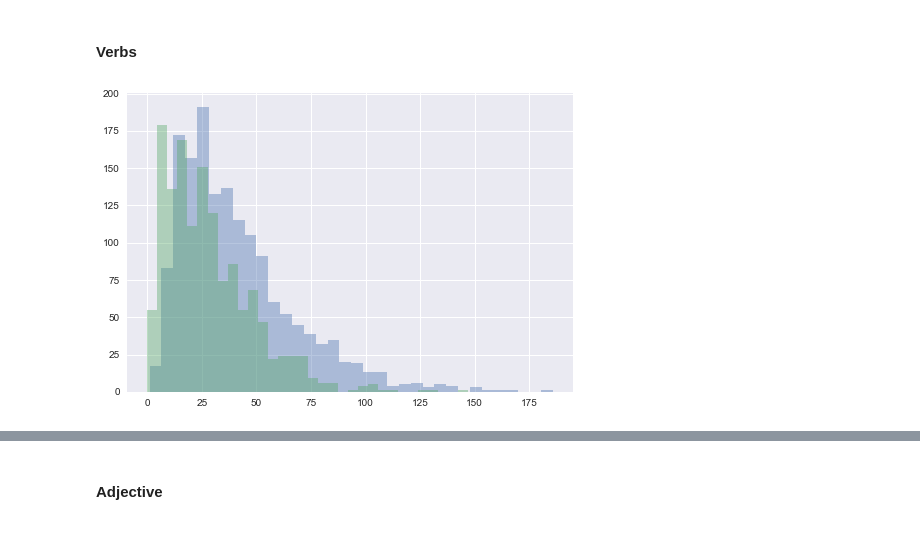
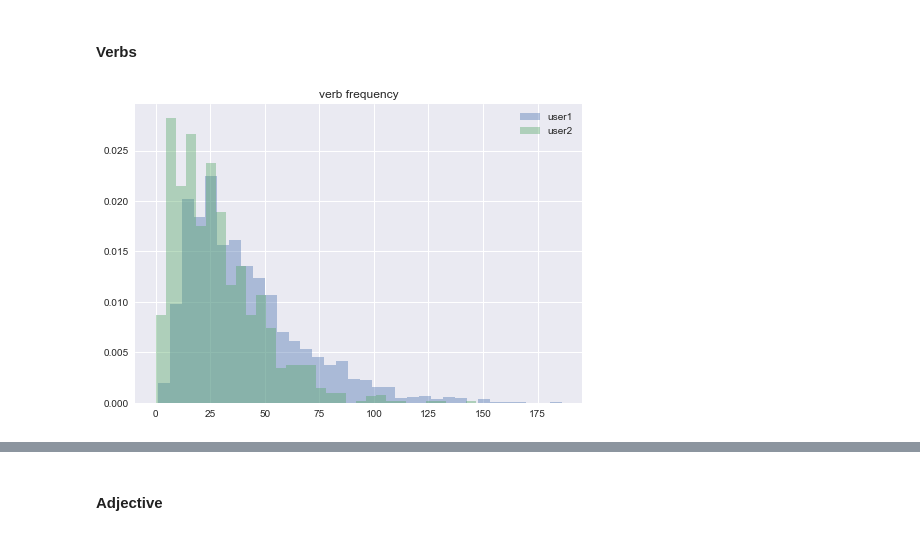
Before and after one commit to CornellDataScience/NLP_Research-FA17, a Jupyter notebook: kenta/week2.ipynb, the cells around one changed output, grey strips where cells are left out. Saved outputs shown, nothing was run; the diff lists cells and outputs as text; code cells hidden in the pictures.

```diff
--- a/kenta/week2.ipynb
+++ b/kenta/week2.ipynb
@@ -121,8 +151,10 @@ plt.show()
 # %% [markdown]
 #### Verbs
 # %%
-sns.distplot([i[2] for i in w_type1], kde = False)
-sns.distplot([j[2] for j in w_type2], kde = False)
+sns.distplot([i[2] for i in w_type1], kde = False, norm_hist= True)
+sns.distplot([j[2] for j in w_type2], kde = False, norm_hist= True)
+plt.title('verb frequency')
+plt.legend(['user1', 'user2'])
 plt.show()
 # %% [output]
-[figure, old version]
+[figure, new version]
```
Also changed, not shown: parts of 27 cells of this notebook.
